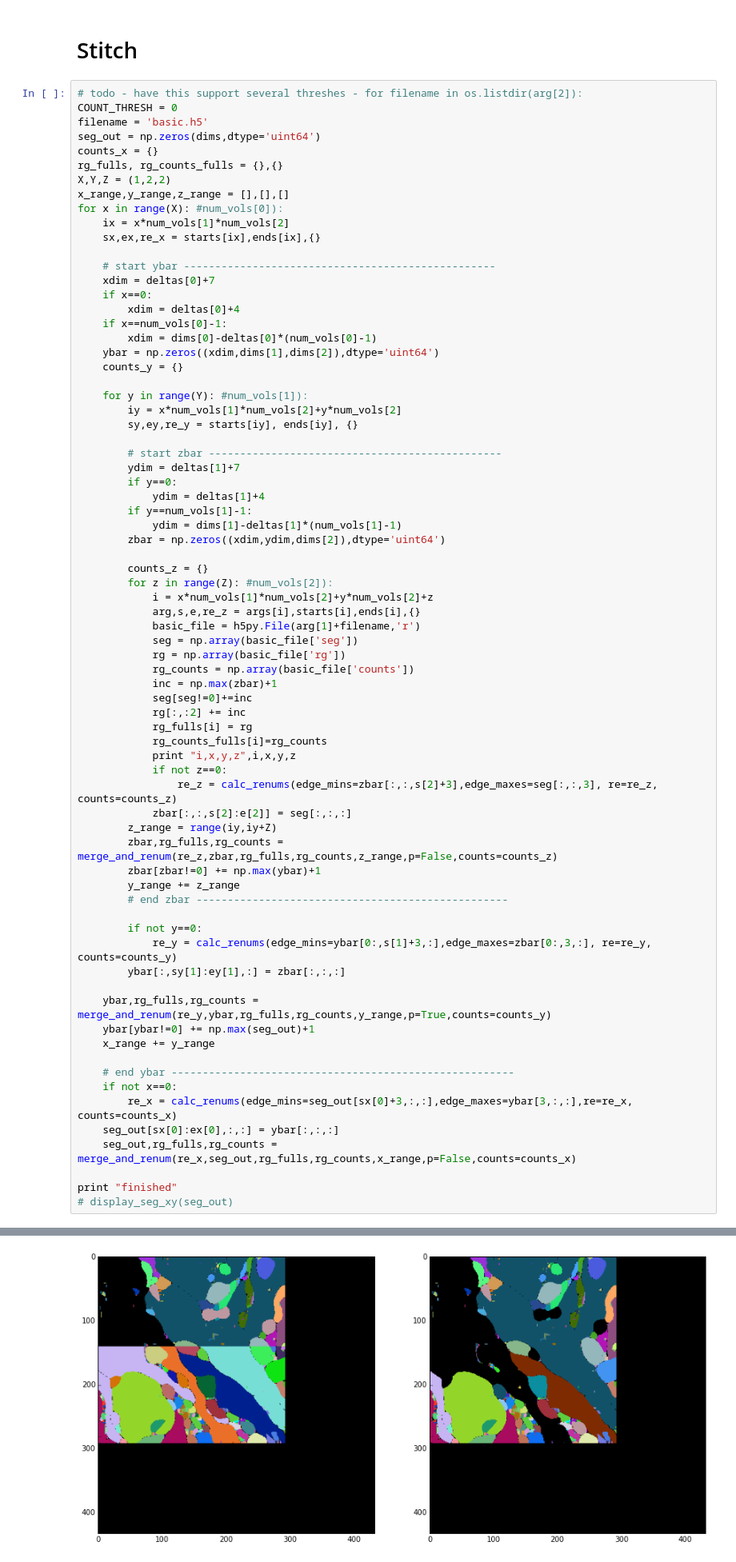
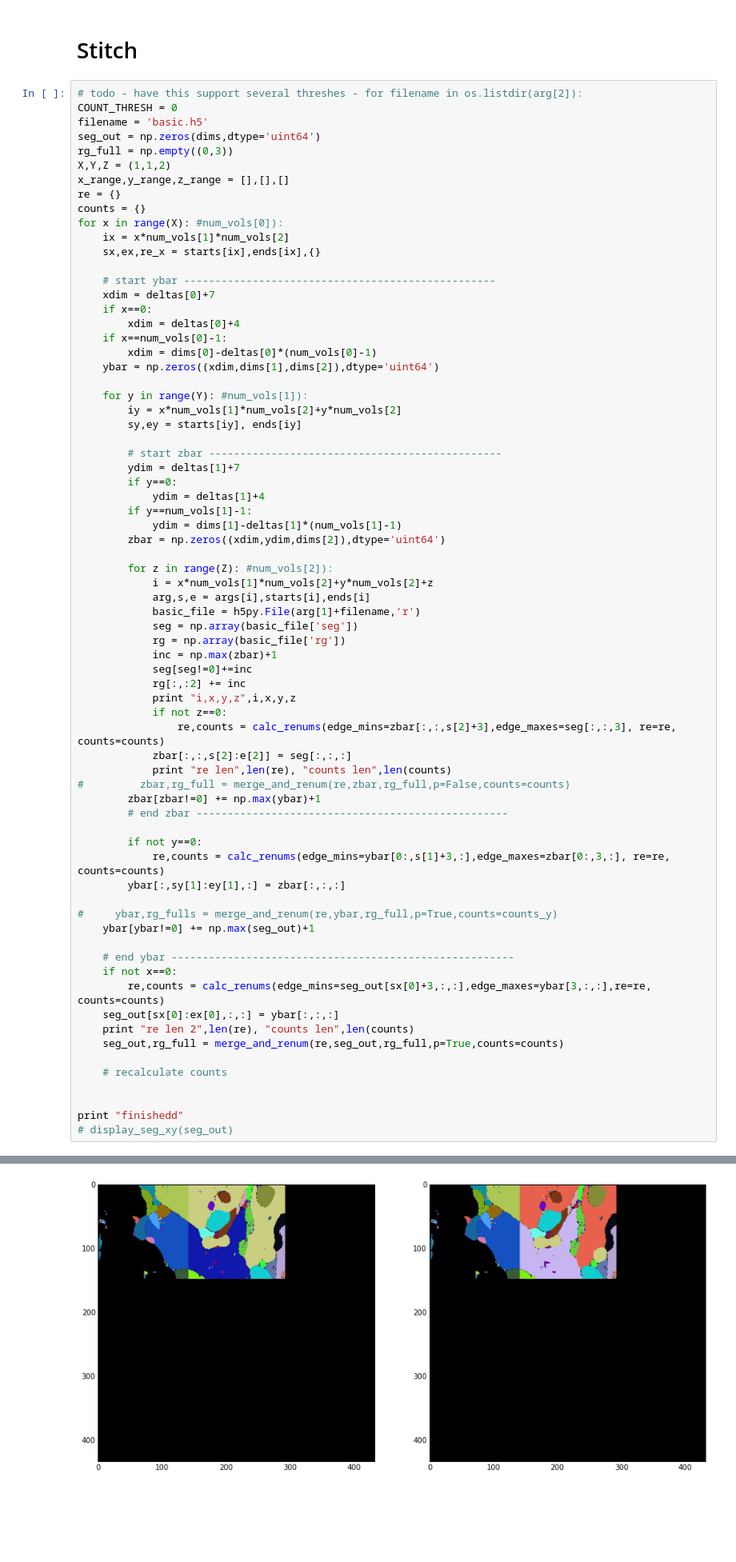
Before and after one commit to csinva/conv-net-scripts, a Jupyter notebook: src_cython/par_tests_3.ipynb, the cells around one changed output, grey strips where cells are left out. Shown at 80% size. Cells and saved outputs as stored; diff of their text form; blank space fills up the shorter version.

```diff
--- a/src_cython/par_tests_3.ipynb
+++ b/src_cython/par_tests_3.ipynb
@@ -134,10 +134,11 @@ finished /nobackup/turaga/singhc/par_zwshed_3/141_0_0_vll/ watershed
 COUNT_THRESH = 0
 filename = 'basic.h5'
 seg_out = np.zeros(dims,dtype='uint64')
-counts_x = {}
-rg_fulls, rg_counts_fulls = {},{}
-X,Y,Z = (1,2,2)
+rg_full = np.empty((0,3))
+X,Y,Z = (1,1,2)
 x_range,y_range,z_range = [],[],[]
+re = {}
+counts = {}
 for x in range(X): #num_vols[0]):
     ix = x*num_vols[1]*num_vols[2]
     sx,ex,re_x = starts[ix],ends[ix],{}
@@ -149,11 +150,10 @@ for x in range(X): #num_vols[0]):
     if x==num_vols[0]-1:
         xdim = dims[0]-deltas[0]*(num_vols[0]-1)
     ybar = np.zeros((xdim,dims[1],dims[2]),dtype='uint64')
-    counts_y = {}
 
     for y in range(Y): #num_vols[1]):
         iy = x*num_vols[1]*num_vols[2]+y*num_vols[2]
-        sy,ey,re_y = starts[iy], ends[iy], {}
+        sy,ey = starts[iy], ends[iy]
 
         # start zbar -----------------------------------------------
         ydim = deltas[1]+7
@@ -163,44 +163,42 @@ for x in range(X): #num_vols[0]):
             ydim = dims[1]-deltas[1]*(num_vols[1]-1)
         zbar = np.zeros((xdim,ydim,dims[2]),dtype='uint64')
 
-        counts_z = {}
         for z in range(Z): #num_vols[2]):
             i = x*num_vols[1]*num_vols[2]+y*num_vols[2]+z
-            arg,s,e,re_z = args[i],starts[i],ends[i],{}
+            arg,s,e = args[i],starts[i],ends[i]
             basic_file = h5py.File(arg[1]+filename,'r')
             seg = np.array(basic_file['seg'])
             rg = np.array(basic_file['rg'])
-            rg_counts = np.array(basic_file['counts'])
             inc = np.max(zbar)+1
             seg[seg!=0]+=inc
             rg[:,:2] += inc
-            rg_fulls[i] = rg
-            rg_counts_fulls[i]=rg_counts
             print "i,x,y,z",i,x,y,z
             if not z==0:
-                re_z = calc_renums(edge_mins=zbar[:,:,s[2]+3],edge_maxes=seg[:,:,3], re=re_z, counts=counts_z)
+                re,counts = calc_renums(edge_mins=zbar[:,:,s[2]+3],edge_maxes=seg[:,:,3], re=re, counts=counts)
             zbar[:,:,s[2]:e[2]] = seg[:,:,:]
-        z_range = range(iy,iy+Z)
-        zbar,rg_fulls,rg_counts = merge_and_renum(re_z,zbar,rg_fulls,rg_counts,z_range,p=False,counts=counts_z)
+            print "re len",len(re), "counts len",len(counts)
+#         zbar,rg_full = merge_and_renum(re,zbar,rg_full,p=False,counts=counts)
         zbar[zbar!=0] += np.max(ybar)+1
-        y_range += z_range
         # end zbar --------------------------------------------------
 
         if not y==0:
-            re_y = calc_renums(edge_mins=ybar[0:,s[1]+3,:],edge_maxes=zbar[0:,3,:], re=re_y, counts=counts_y)
+            re,counts = calc_renums(edge_mins=ybar[0:,s[1]+3,:],edge_maxes=zbar[0:,3,:], re=re, counts=counts)
         ybar[:,sy[1]:ey[1],:] = zbar[:,:,:]
 
-    ybar,rg_fulls,rg_counts = merge_and_renum(re_y,ybar,rg_fulls,rg_counts,y_range,p=True,counts=counts_y)
+#     ybar,rg_fulls = merge_and_renum(re,ybar,rg_full,p=True,counts=counts_y)
     ybar[ybar!=0] += np.max(seg_out)+1
-    x_range += y_range
 
     # end ybar -------------------------------------------------------
     if not x==0:
-        re_x = calc_renums(edge_mins=seg_out[sx[0]+3,:,:],edge_maxes=ybar[3,:,:],re=re_x, counts=counts_x)
+        re,counts = calc_renums(edge_mins=seg_out[sx[0]+3,:,:],edge_maxes=ybar[3,:,:],re=re, counts=counts)
     seg_out[sx[0]:ex[0],:,:] = ybar[:,:,:]
-    seg_out,rg_fulls,rg_counts = merge_and_renum(re_x,seg_out,rg_fulls,rg_counts,x_range,p=False,counts=counts_x)
+    print "re len 2",len(re), "counts len",len(counts)
+    seg_out,rg_full = merge_and_renum(re,seg_out,rg_full,p=True,counts=counts)
 
-print "finished"
+    # recalculate counts
+
+
+print "finishedd"
 # display_seg_xy(seg_out)
 # %% [output]
 i,x,y,z 0 0 0 0
@@ -226 +213 @@ rg_i 4
-[figure, old version]
+[figure, new version]
```
Also changed, not shown: parts of 6 cells of this notebook.
